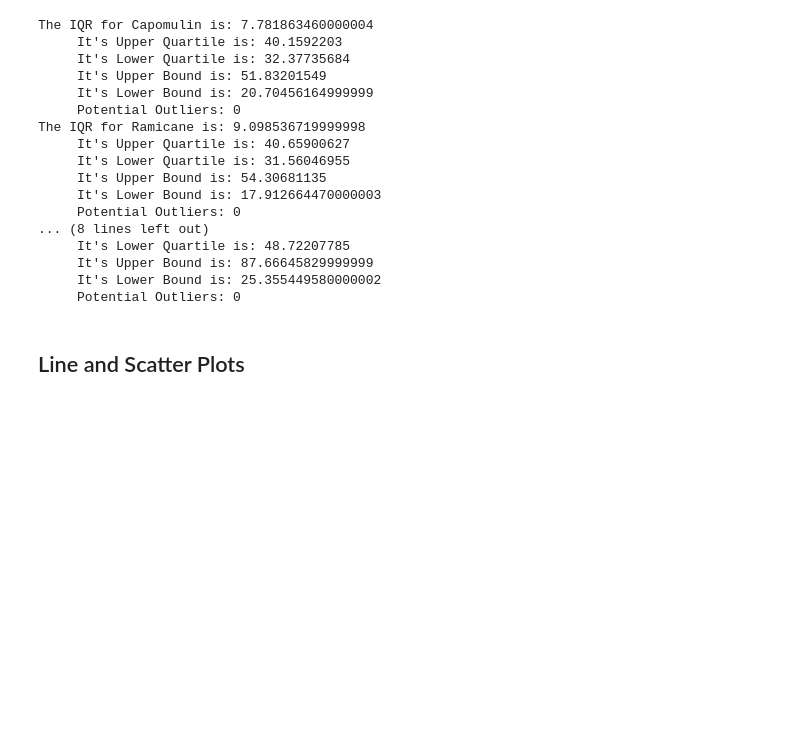
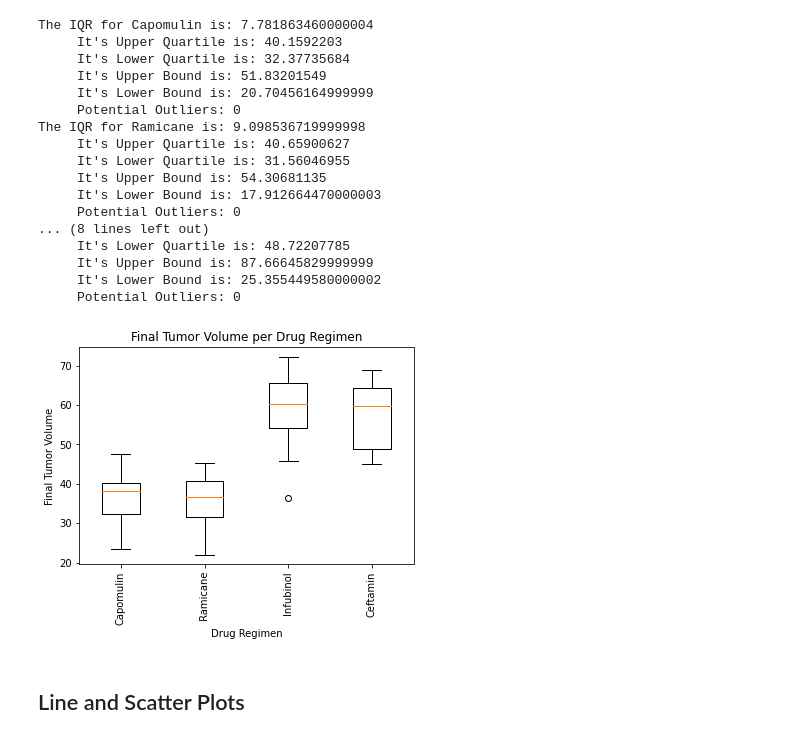
Before and after one commit to IanArch-git/matplotlib-challenge, a Jupyter notebook: Pymaceuticals/Pymaceuticals.ipynb, the cells around one changed output. Drawn from its saved outputs; the diff is of its cells as text; code cells hidden in the pictures; blank space fills up the shorter version.

Commit message:
Box plots for IQR

```diff
--- a/Pymaceuticals/Pymaceuticals.ipynb
+++ b/Pymaceuticals/Pymaceuticals.ipynb
@@ -321,6 +321,15 @@ The IQR for Ramicane is: 9.098536719999998
      Potential Outliers: 0
 # %%
 # Generate a box plot of the final tumor volume of each mouse across four regimens of interest
+plt.boxplot(tumorVol_data)
+plt.title("Final Tumor Volume per Drug Regimen")
+plt.ylabel("Final Tumor Volume")
+plt.xlabel("Drug Regimen")
+plt.xticks([1,2,3,4],['Capomulin', ' Ramicane', 'Infubinol', 'Ceftamin'])
+plt.xticks(rotation=90)
+plt.show()
+# %% [output]
+[figure, added]
 # %% [markdown]
 ## Line and Scatter Plots
 # %%
```
